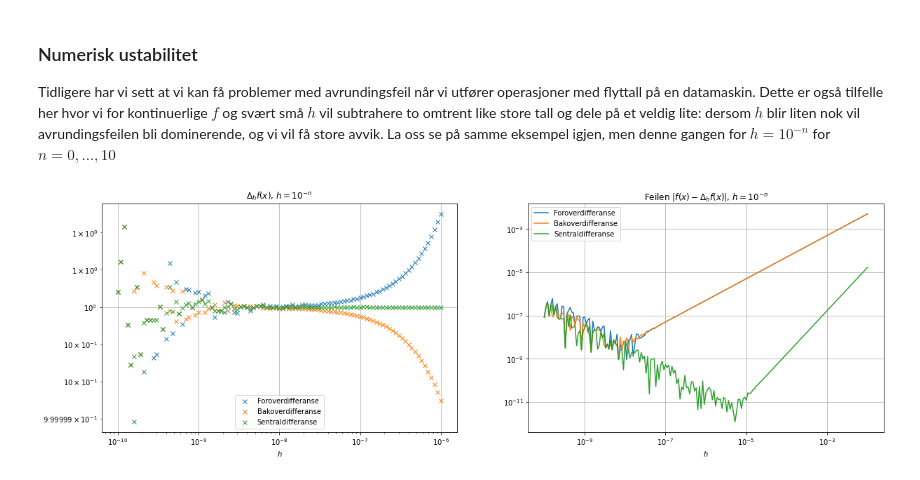
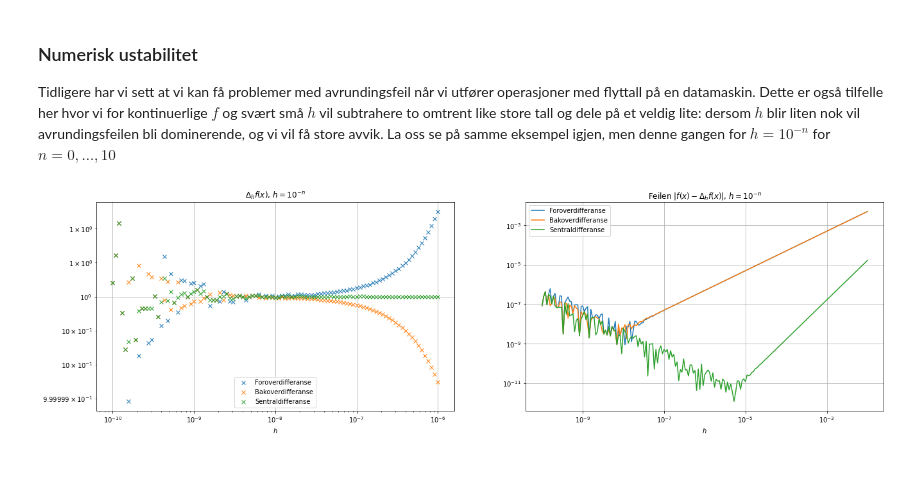
Before and after one commit to imfdrift/INGX1002H24, a Jupyter notebook: numerisk_derivasjon.ipynb, the cells around one changed output. Cells and saved outputs as stored; diff of their text form; code cells hidden in the pictures.

```diff
--- a/numerisk_derivasjon.ipynb
+++ b/numerisk_derivasjon.ipynb
@@ -97,34 +101,35 @@ La oss se på samme eksempel igjen, men denne gangen for $h = 10^{-n}$ for $n =
 # %%
 nmin = 2 # minste potens
 nmax = 10 # største potens
 M = 201
 
-H = np.logspace(-nmin,-nmax,M) #
+H = np.logspace(-nmin,-nmax,M) # logaritmisk jevnt fordelte punkter
 g = np.zeros([M,3])
+
 
 for n in range(0,M):
     h = H[n]
     g[n,0] = (np.exp(x+h)-np.exp(x))/h
     g[n,1] = (np.exp(x)-np.exp(x-h))/h
     g[n,2] = (np.exp(x+h)-np.exp(x-h))/(2*h)
 
 err = np.abs(g-np.exp(x))
 
-fig2, (ax4,ax5) = plt.subplots(1,2,figsize=(20,6))
+fig2, (ax4,ax5) = plt.subplots(1,2,figsize=(22,6))
 
 ax4.loglog(H[100:],g[100:,:],'x')
 ax4.set_xlabel('$h$')
 ax4.set_title('$h = 10^{-n}$')
 ax4.set_title('$\Delta_h f(x)$, $h = 10^{-n}$')
 ax4.legend(['Foroverdifferanse','Bakoverdifferanse','Sentraldifferanse'])
 ax4.grid(True)
 
 ax5.loglog(H,err)
 ax5.set_xlabel('$h$')
 ax5.set_title('Feilen $|f(x)-\Delta_h f(x)|$, $h = 10^{-n}$')
 ax5.legend(['Foroverdifferanse','Bakoverdifferanse','Sentraldifferanse'])
 ax5.grid(True)
 # %% [output]
-[figure, old version]
+[figure, new version]
 # %% [markdown]
 Legg merke til hvordan feilen avtar med jevn rate helt til $h \approx 10^{-5}$, hvor sentraldifferansen begynner å få problemer.
```
Also changed, not shown: parts of 5 cells of this notebook, 3 other files.
